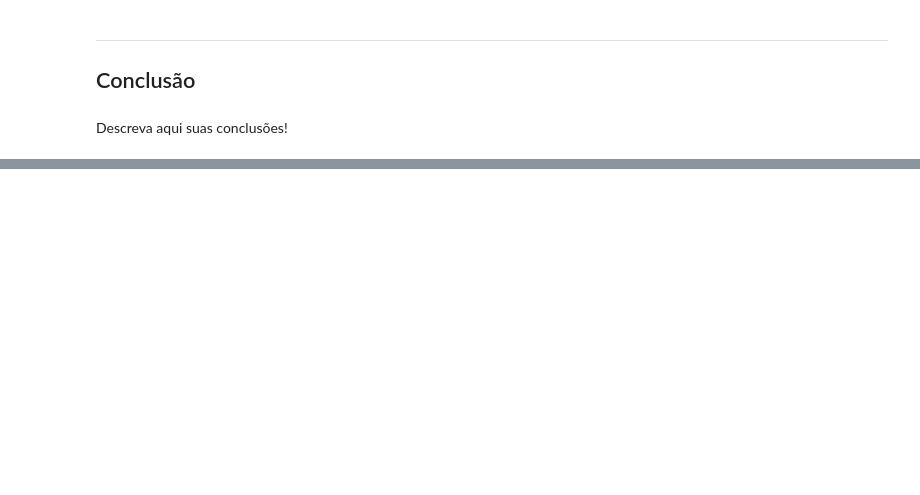
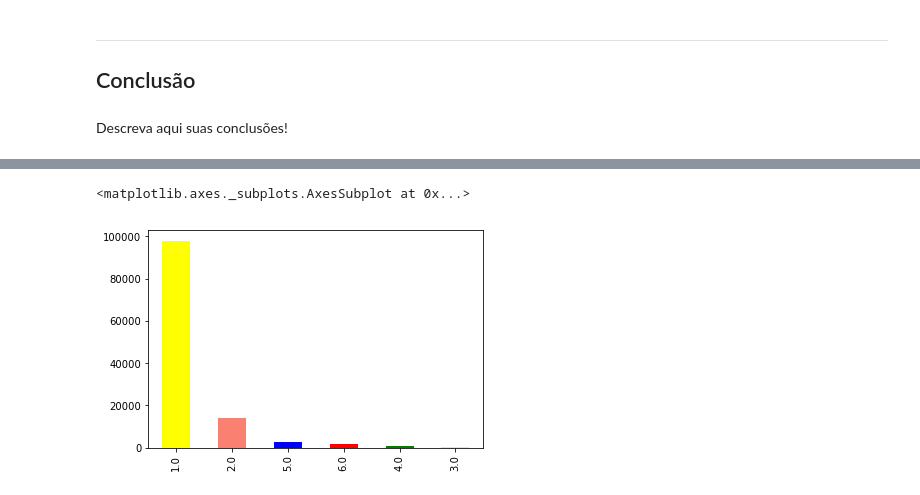
Before and after one commit to giovanacrl/cienciadosdados, a Jupyter notebook: Projeto1 Layout.ipynb, the cells around one changed output, grey strips where cells are left out. Saved outputs shown, nothing was run; the diff lists cells and outputs as text; code cells hidden in the pictures; blank space fills up the shorter version.

Commit message:
Add files via upload
alguns gráficos a mais

```diff
--- a/Projeto1 Layout.ipynb
+++ b/Projeto1 Layout.ipynb
@@ -117,3 +116,7 @@ ___
 ## Conclusão
 # %% [markdown]
 Descreva aqui suas conclusões!
+# %%
+
+tabela_não_nula = tabela_não_nula.rename(columns = {"V02273":"Tem televisão com recepçao de sinal digital de tv aberta",  "V02274":"Tem televisão com antena parabólica", "V02322":"Tem acesso à Internet no próprio domicilio", "V02324":"Para acessar à Internet utiliza-se telefone celular", "V02424":"O acesso à Internet é feito através de sinal de rede celular 3G ou 4G","V02425":"O acesso à Internet é feito através de conexão discada por linha telefônica","V4622":"Faixa do rendimento mensal domiciliar per capita ","V4624":"Forma de abastecimento de água","V02426":"O acesso à Internet é feito por banda larga","V0219":"Forma de iluminação do domicílio","V0218":"Destino do lixo domiciliar ","V0217":"Forma de escoadouro do banheiro ou sanitário","V0212":"Proveniência da água canalizada utilizada no domicílio"})
+tabela_não_nula
@@ -119,0 +142,9 @@ Descreva aqui suas conclusões!
+# %%
+#tabela só de São Paulo
+tabela_não_nula[(tabela_não_nula.UF=='Sâo Paulo')]
+#Gráfico FORMA DE ABASTECIMENTO SP
+abastecimento = Documento.V4624.value_counts()
+abastecimento.plot(kind='bar', color=('yellow', 'salmon', 'blue', 'red', 'green'),  legend=False)
+# %% [output]
+<matplotlib.axes._subplots.AxesSubplot at 0x...>
+[figure, added]
```
Also changed, not shown: parts of 8 cells of this notebook.
